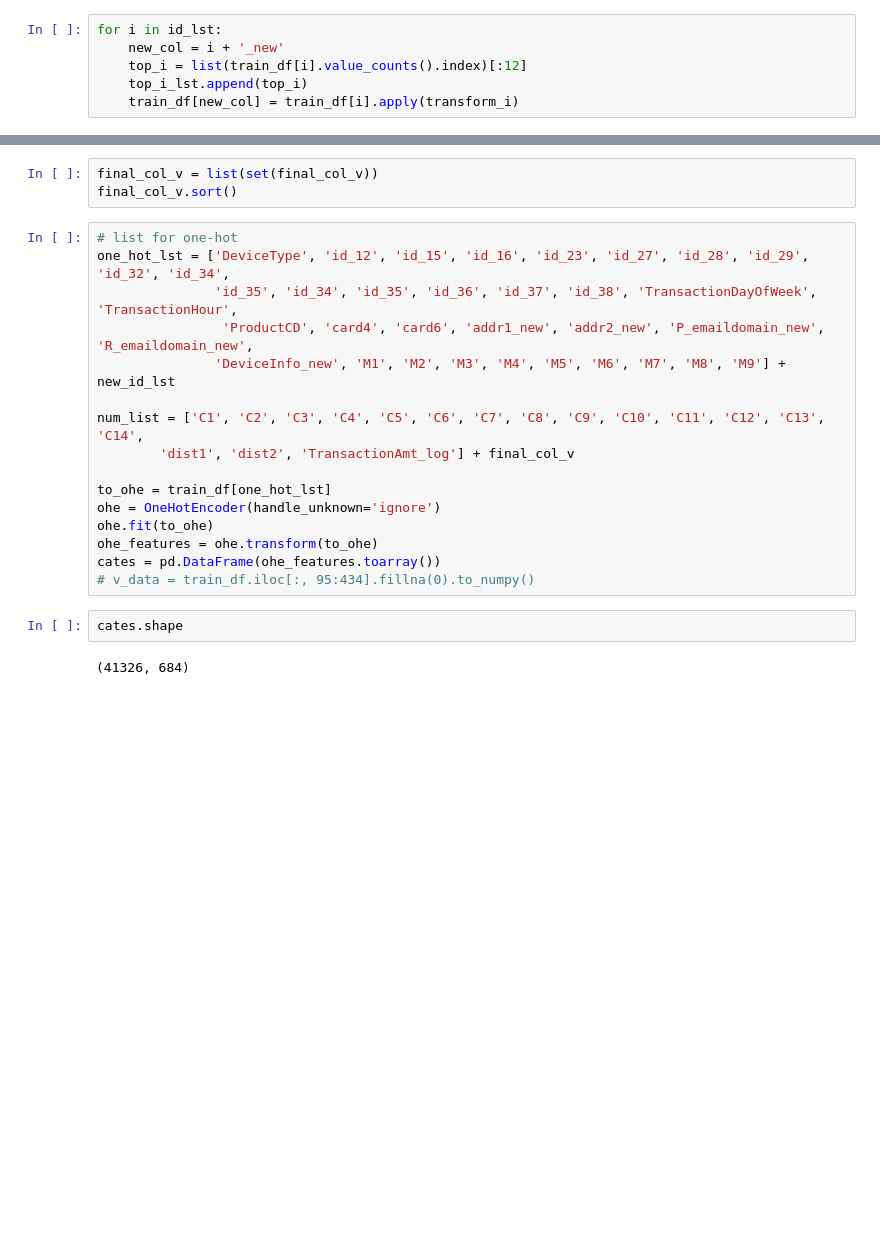
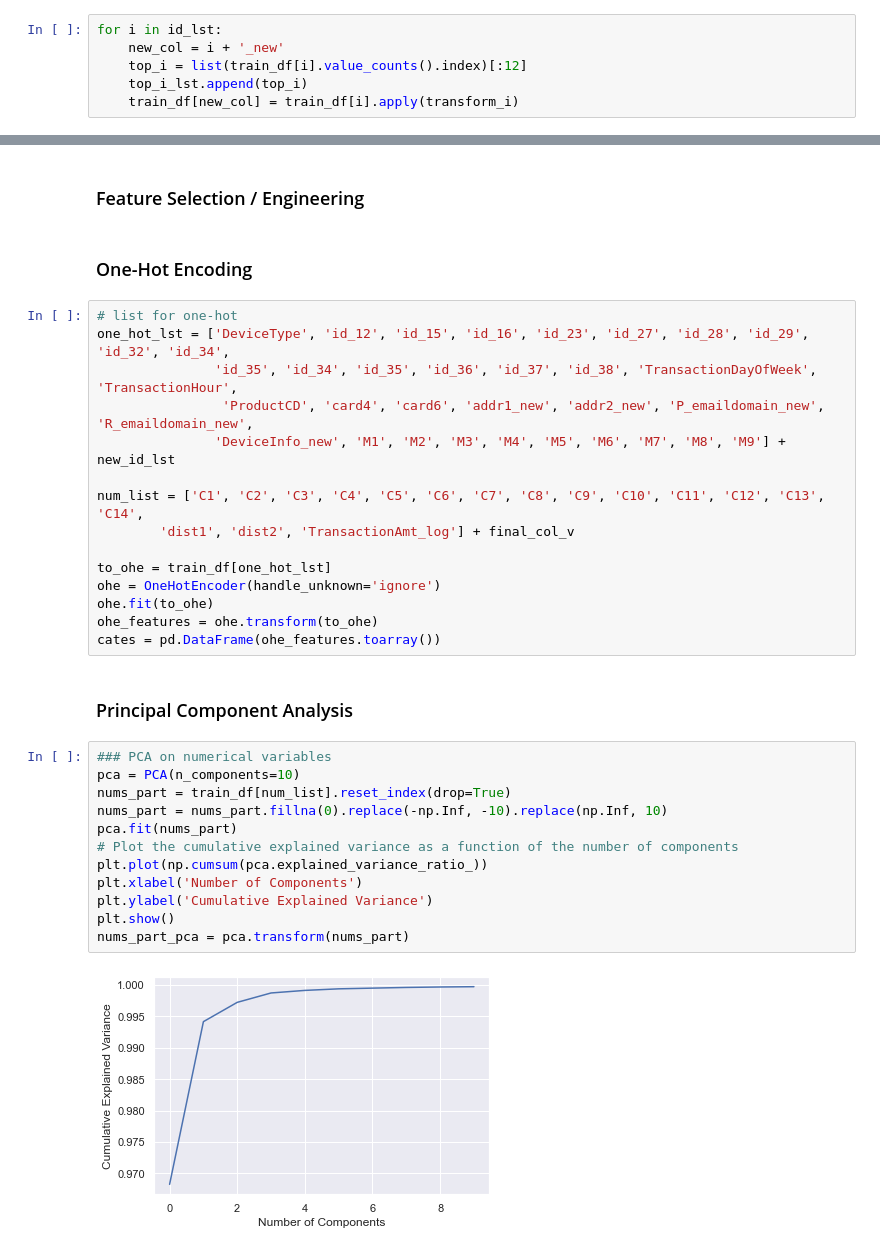
Before and after one commit to COGS118A/Group005-Wi23, a Jupyter notebook: final_project.ipynb, the cells around one changed output, grey strips where cells are left out. Drawn from its saved outputs; the diff is of its cells as text; blank space fills up the shorter version.

```diff
--- a/final_project.ipynb
+++ b/final_project.ipynb
@@ -530,6 +518,7 @@ for i in range(len(miss_keys)):
-# %%
-final_col_v = list(set(final_col_v))
-final_col_v.sort()
+# %% [markdown]
+### Feature Selection / Engineering
+# %% [markdown]
+### One-Hot Encoding
 # %%
 # list for one-hot
 one_hot_lst = ['DeviceType', 'id_12', 'id_15', 'id_16', 'id_23', 'id_27', 'id_28', 'id_29', 'id_32', 'id_34',
@@ -545,8 +534,19 @@ ohe = OneHotEncoder(handle_unknown='ignore')
 ohe.fit(to_ohe)
 ohe_features = ohe.transform(to_ohe)
 cates = pd.DataFrame(ohe_features.toarray())
-# v_data = train_df.iloc[:, 95:434].fillna(0).to_numpy()
-# %%
-cates.shape
-# %% [output]
-(41326, 684)
+# %% [markdown]
+### Principal Component Analysis
+# %%
+### PCA on numerical variables
+pca = PCA(n_components=10)
+nums_part = train_df[num_list].reset_index(drop=True)
+nums_part = nums_part.fillna(0).replace(-np.Inf, -10).replace(np.Inf, 10)
+pca.fit(nums_part)
+# Plot the cumulative explained variance as a function of the number of components
+plt.plot(np.cumsum(pca.explained_variance_ratio_))
+plt.xlabel('Number of Components')
+plt.ylabel('Cumulative Explained Variance')
+plt.show()
+nums_part_pca = pca.transform(nums_part)
+# %% [output]
+[figure, added]
```
Also changed, not shown: parts of 52 cells of this notebook.
